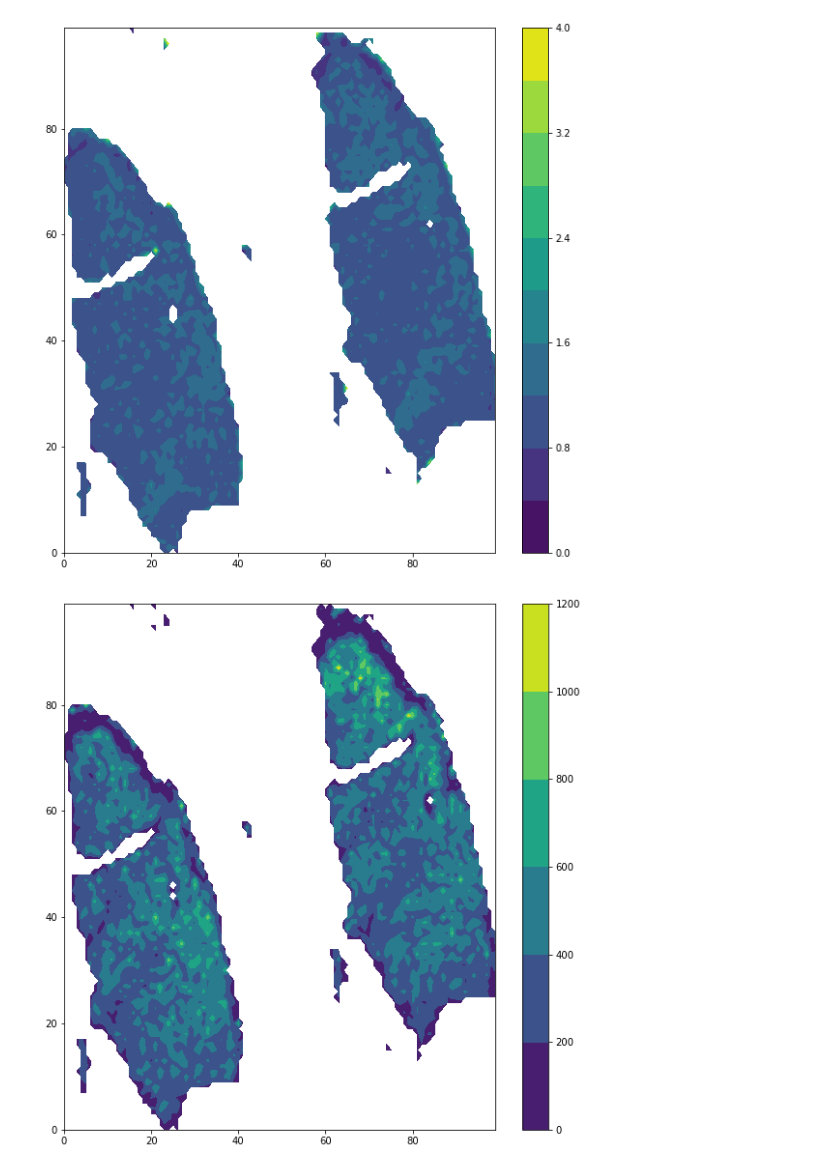
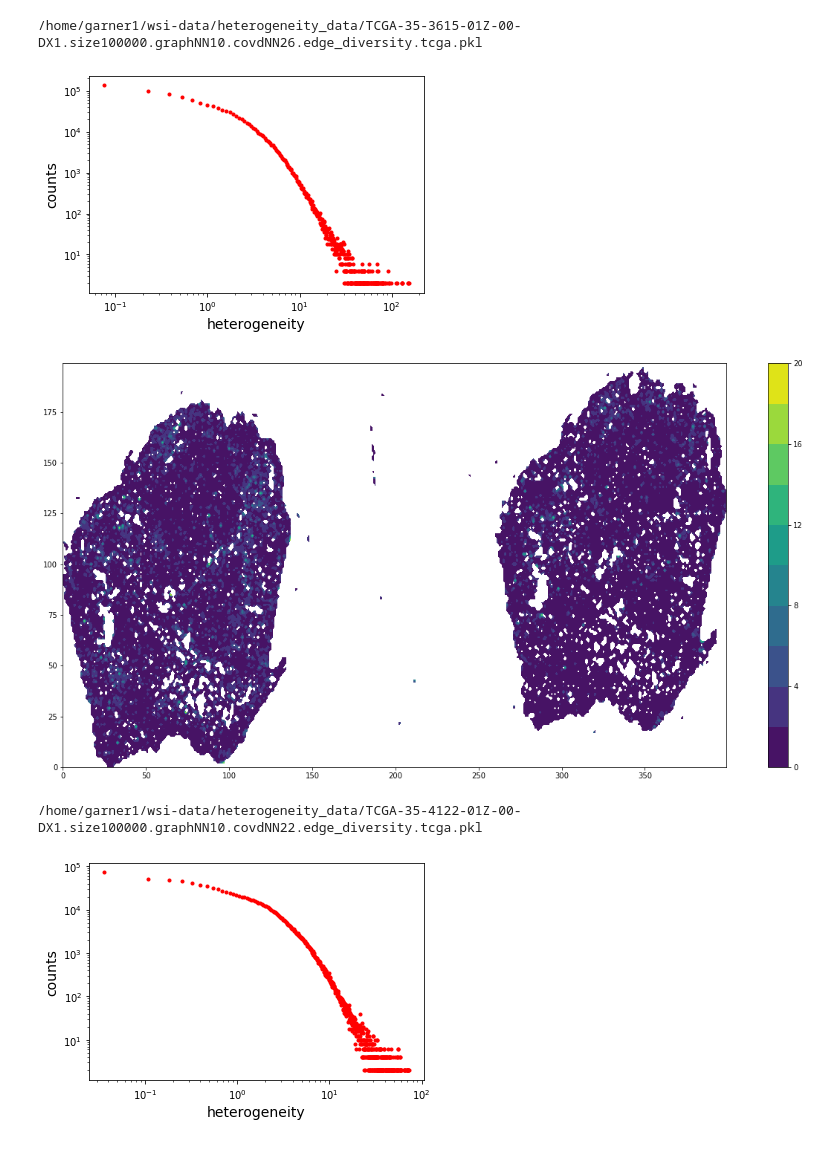
Before and after one commit to BiCroLab/WSI-analysis, a Jupyter notebook: SG/pipeline/ipynb/test.heterogeneity_analysis.tcga.ipynb, the cells around one changed output. Saved outputs shown, nothing was run; the diff lists cells and outputs as text; code cells hidden in the pictures.

```diff
--- a/SG/pipeline/ipynb/test.heterogeneity_analysis.tcga.ipynb
+++ b/SG/pipeline/ipynb/test.heterogeneity_analysis.tcga.ipynb
@@ -5,3 +1,2 @@ import matplotlib.pyplot as plt
 # %%
 #edges = pd.read_pickle('../data/tcga.pkl/TCGA-38-A44F-01Z-00-DX1.size100000.graphNN10.covdNN22.edge_diversity.tcga.pkl')
-edges = pd.read_pickle('../data/tcga.pkl/TCGA-50-6591-01Z-00-DX1.size100000.graphNN10.covdNN37.edge_diversity.tcga.pkl')
@@ -18,20 +3,45 @@ dtype: float64
-# %%
-import sys
-sys.path.insert(0, '../py')
-from graviti import *
-
-N = 100
-#filename = './'+str(sample)+'.size'+str(size)+'.graphNN'+str(nn)+'.covdNN'+str(n_neighbors)+'.bin'+str(N)+'.contour.tcga.sum.png'
-contourPlot(edges[edges["diversity"]<4],N,np.mean,'test.png')
-# %% [output]
-[figure, removed]
-# %%
-import sys
-sys.path.insert(0, '../py')
-from graviti import *
-
-N = 100
-#filename = './'+str(sample)+'.size'+str(size)+'.graphNN'+str(nn)+'.covdNN'+str(n_neighbors)+'.bin'+str(N)+'.contour.tcga.sum.png'
-contourPlot(edges[edges["diversity"]<20],N,np.sum,'test.png')
-# %% [output]
-[figure, removed]
+# %%
+import pandas as pd
+import numpy as np
+import matplotlib.pyplot as plt
+import sys
+sys.path.insert(0, '../py')
+from graviti import *
+
+def plot_loglog(df):
+    values, bins = np.histogram(df['diversity'],bins=1000)
+    y = values
+    x = [0.5*(bins[i]+bins[i+1]) for i in range(len(bins)-1)]
+
+    plt.loglog(x, y,'r.')
+    plt.xlabel("heterogeneity", fontsize=14)
+    plt.ylabel("counts", fontsize=14)
+    plt.show()
+    return
+def plot_lognormal(df):
+    values, bins = np.histogram(np.log10(df['diversity']),bins=100) # take the hist of the log values
+    y = values
+    x = [0.5*(bins[i]+bins[i+1]) for i in range(len(bins)-1)]
+
+    plt.plot(x, y,'r.')
+    plt.xscale('linear')
+    plt.yscale('linear')
+    plt.xlabel("heterogeneity", fontsize=14)
+    plt.ylabel("counts", fontsize=14)
+    plt.show()
+    return
+# %%
+import glob
+for file in glob.glob('/home/garner1/wsi-data/heterogeneity_data/*.edge_diversity.tcga.pkl'):
+    print(file)
+    edges = pd.read_pickle(file)
+    plot_loglog(edges)
+    N = 200
+    contourPlot(edges[edges["diversity"]<20],N,np.median,'test.png')
+    plt.show()
+# %% [output]
+/home/garner1/wsi-data/heterogeneity_data/TCGA-35-3615-01Z-00-DX1.size100000.graphNN10.covdNN26.edge_diversity.tcga.pkl
+[figure, added]
+[figure, added]
+/home/garner1/wsi-data/heterogeneity_data/TCGA-35-4122-01Z-00-DX1.size100000.graphNN10.covdNN22.edge_diversity.tcga.pkl
+[figure, added]
```
Also changed, not shown: parts of 4 cells of this notebook.
